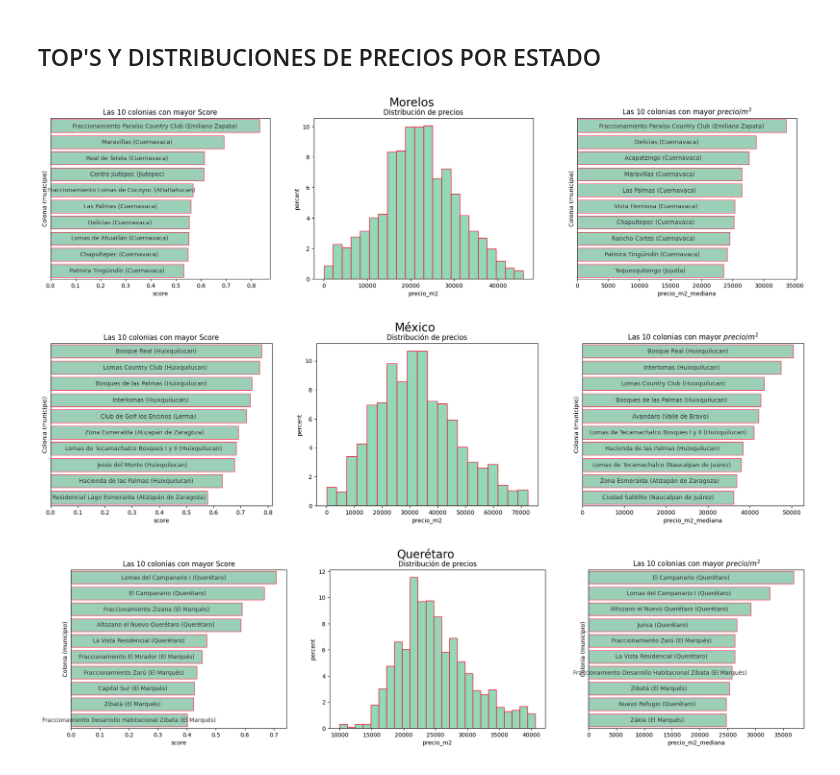
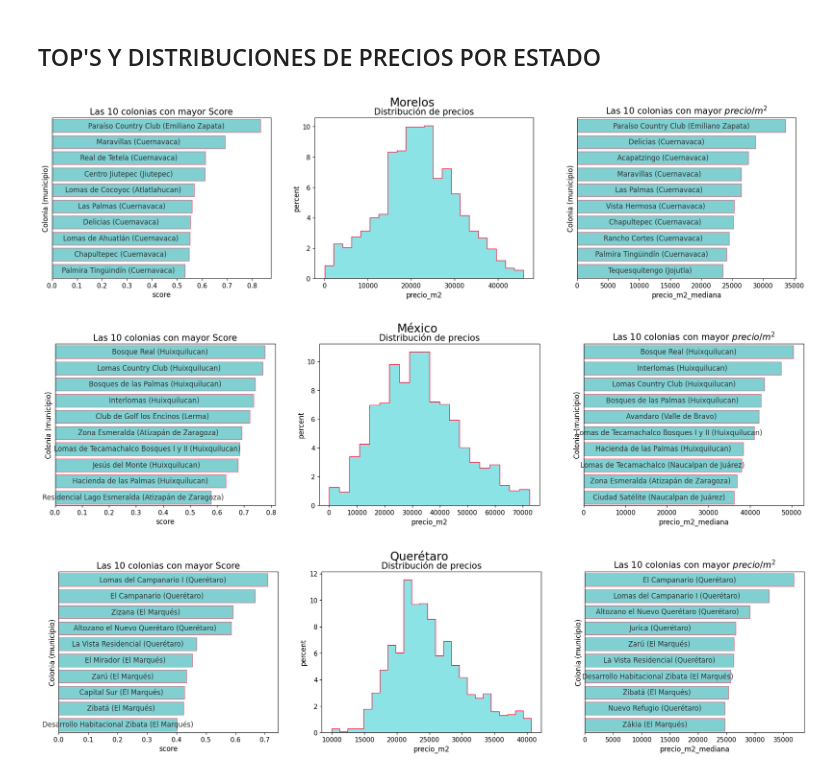
Before and after one commit to epsilondenso/Ranking-mercado-inmobiliario-MX, a Jupyter notebook: notebooks/test.ipynb, the cells around one changed output. Saved outputs shown, nothing was run; the diff lists cells and outputs as text; code cells hidden in the pictures.

Commit message:
Colores

```diff
--- a/notebooks/test.ipynb
+++ b/notebooks/test.ipynb
@@ -22,43 +21,57 @@ top = 10
 # %% [markdown]
 ## TOP'S Y DISTRIBUCIONES DE PRECIOS POR ESTADO
+# %%
+mpl.rcParams.update({
+    "font.size": 12,
+    "axes.titlesize": 15,
+    "axes.labelsize": 12,
+    "xtick.labelsize": 11,
+    "ytick.labelsize": 11,
+    "legend.fontsize": 8.5,
+})
 # %%
+top = 10
 raw_files = [state.name for state in RAW_DATA.iterdir() if state.is_file()]
 for state in raw_files:
     #test
     state_name = extraer_sufijo_csv(state)#RAW_DATA / "properties_Morelos.csv")
+
     #TRATAR Y CARGAR DATOS:
     normalized_mor = full_treatment(RAW_DATA / f"properties_{state_name}.csv")
     full_mor = pd.read_csv(CLEAN_DATA / f"clean_{state_name}.csv")
     grouped_mor = pd.read_csv(GROUPED_DATA / f"grouped_{state_name}.csv")
     top_score = get_top(normalized_mor, top = top, criterion= "score")
     top_price = get_top(grouped_mor, top = top, criterion= "precio_m2_mediana")
 
     #VISUALIZACIÓN:
     fig, axes = plt.subplots(nrows = 1, ncols = 3, figsize = (23,5))
     plt.suptitle(f"{state_name}", fontsize = 20)
     #TOP MEJOR SCORE
     barplot = bar_plot( data = top_score,
                         criterion= "score",
-                        barplot_args= {"color" : paleta["principal"], "edgecolor" : paleta["contraste"], "alpha": 0.75},
+                        barplot_args= {"color" : paleta["principal"], "edgecolor" : paleta["contraste"], "alpha": 0.55},
                         title = f"Las {top} colonias con mayor Score",
                         ax=axes[0])
+
     #DISTRIBUCIÓN DE PRECIOS POR ESTADO
     histplot = hist_plot(data = full_mor,
                          column = "precio_m2",
                          title = f"Distribución de precios",
                          ax = axes[1],
                          histplot_args = {"stat":"percent",
                                           "color" : paleta["principal"],
                                           "edgecolor" : paleta["contraste"],
-                                          "alpha": 0.75})
+                                          "alpha": 0.45, "element": "step"})
+
     #TOP PRECIO/M2 MÁS ALTO
     barplot = bar_plot( data = top_price,
                         criterion= "precio_m2_mediana",
-                        barplot_args= {"color" : paleta["principal"], "edgecolor" : paleta["contraste"], "alpha": 0.75},
+                        barplot_args= {"color" : paleta["principal"], "edgecolor" : paleta["contraste"], "alpha": 0.55},
                         title = fr"Las {top} colonias con mayor $precio/m^2$",
                         ax=axes[2])
+    plt.show()
     #plt.tight_layout()
 # %% [output]
-[figure, old version]
+[figure, new version]
-[figure, old version]
+[figure, new version]
-[figure, old version]
+[figure, new version]
```
Also changed, not shown: parts of 2 cells of this notebook, 2 other files.
